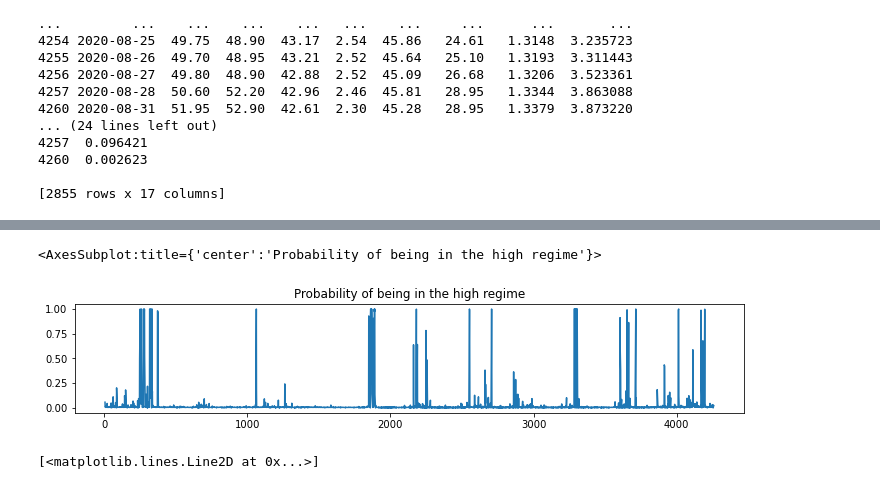
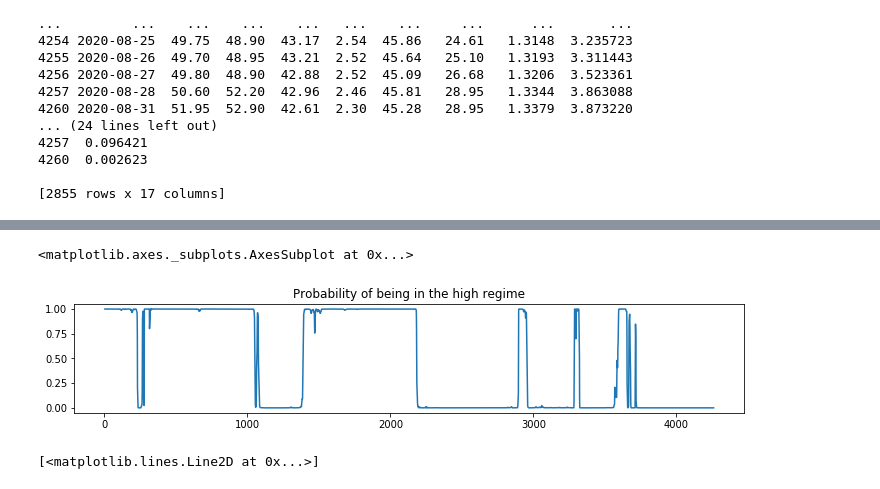
Before and after one commit to joe-ascroft/phd, a Jupyter notebook: Markov-switching-univariate.ipynb, the cells around one changed output, grey strips where cells are left out. Drawn from its saved outputs; the diff is of its cells as text; code cells hidden in the pictures.

```diff
--- a/Markov-switching-univariate.ipynb
+++ b/Markov-switching-univariate.ipynb
@@ -62,7 +62,7 @@ print(df)
 # %%
 ## markov regime switching for univariate analysis ##
 
-mod = sm.tsa.MarkovRegression(df["HH_r"], k_regimes=3, order=10, switching_variance = True)
+mod = sm.tsa.MarkovRegression(df["HH"], k_regimes=2, order=10, switching_variance = True)
 res_mod = mod.fit()
 res_mod.summary()
 # %% [output]
@@ -100,9 +91,9 @@ Warnings:
 # %%
-res_mod.filtered_marginal_probabilities[2].plot(
+res_mod.filtered_marginal_probabilities[1].plot(
     title='Probability of being in the high regime', figsize=(12,2))
 # %% [output]
-<AxesSubplot:title={'center':'Probability of being in the high regime'}>
+<matplotlib.axes._subplots.AxesSubplot at 0x...>
-[figure, old version]
+[figure, new version]
 # %%
 plt.plot(df["HH"])
 # %% [output]
```
Also changed, not shown: parts of 1 cell of this notebook, 3 other files.
